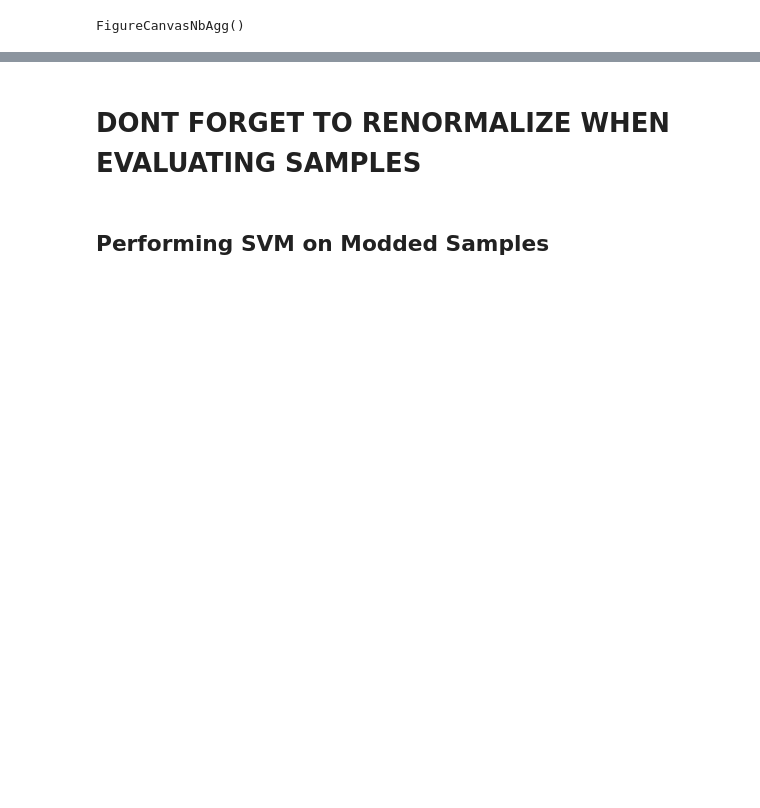
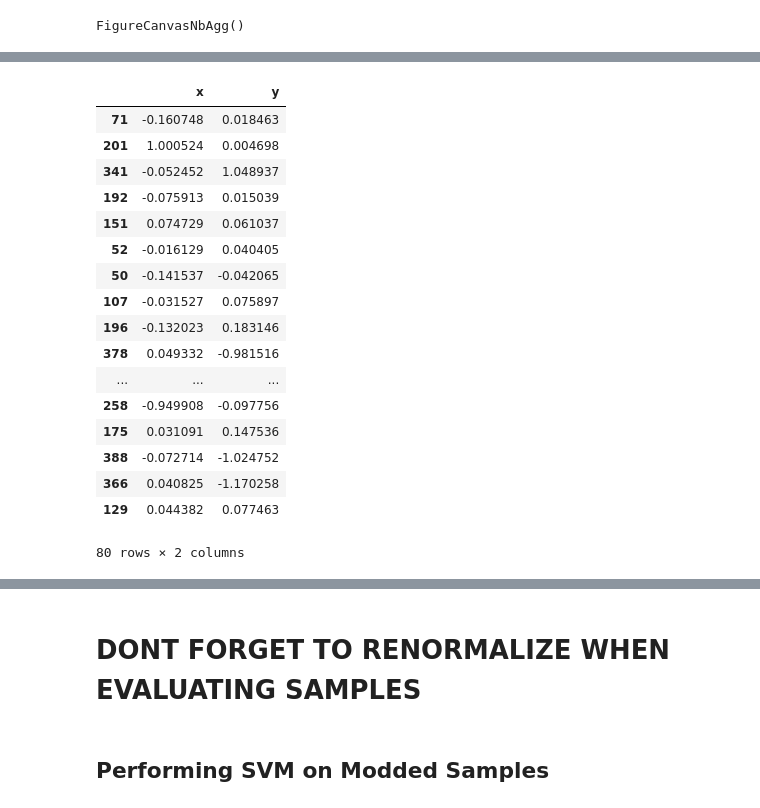
Before and after one commit to ahsanMah/interpretDL, a Jupyter notebook: simulatedData.ipynb, the cells around one changed output, grey strips where cells are left out. Saved outputs shown, nothing was run; the diff lists cells and outputs as text; code cells hidden in the pictures; blank space fills up the shorter version.

Commit message:
Added code for a hold out validation set

```diff
--- a/simulatedData.ipynb
+++ b/simulatedData.ipynb
@@ -196,6 +196,12 @@ train_pipeline = Pipeline([
                     ("smote", OverSampler()),
                     ("normalizer", StandardScaler()) ])
 # %%
+from sklearn.datasets import make_circles
+from sklearn.datasets import make_moons
+from sklearn.datasets.samples_generator import make_blobs
+from matplotlib import pyplot
+from pandas import DataFrame
+
 '''
 Returns orginal samples, labels and modded_samples,modded_labels
 '''
@@ -271,7 +277,7 @@ Returns 8 gaussian blobs surrounding one center blob
        labels: Only center vs other labels (0,1)
 modded_labels: The labels for all 9 classes
 '''
-def make_blobs(class_size = 200):
+def simulate_blobs(class_size = 200):
     centers = [2*(x,y) for x in range(-1,2) for y in range(-1,2)]
     n_samples = [class_size//(len(centers)-1)]*len(centers)
     n_samples[len(centers)//2] = class_size
@@ -334,19 +346,36 @@ def get_split_index(features, labels):
     # Performing single split
     split = StratifiedShuffleSplit(n_splits=1, test_size=0.2, random_state=42)
     return [[train_index, test_index] for train_index,test_index in split.split(features, labels)]
+
+def split_valid(features, original_labels, training_labels):
+    train_index, validation_index = get_split_index(features, original_labels)[0]
+
+    X_valid, y_valid, y_valid_original = features.iloc[validation_index],  training_labels.iloc[validation_index], original_labels.iloc[validation_index]
+    X_train, y_train, y_original = features.iloc[train_index], training_labels.iloc[train_index], original_labels.iloc[train_index]
+
+    return X_train, y_train, y_original, X_valid, y_valid, y_valid_original
+
+def get_train_test_val(features, original_labels, training_labels):
+
+    X, y, y_original, X_valid, y_valid, y_valid_original = split_valid(features,original_labels, training_labels)
+
+    train_index, test_index = get_split_index(X, y_original)[0]
+    X_train = X.iloc[train_index]
+    y_train = y.iloc[train_index]
+    X_test = X.iloc[test_index]
+    y_test = y.iloc[test_index]
+
+    return X_train, y_train, X_test, y_test, y_original, X_valid, y_valid, y_valid_original
 # %% [markdown]
 ### Train a DNN on the modified dataset
 # %%
 # Get split returns a generator
 # List comprehension is one way to evaluate a generator
-# X_train, y_train, X_test, y_test = list(get_split(modded_samples, labels))[0]
 
-train_index, test_index = get_split_index(modded_samples, modded_labels)[0]
-features = modded_samples.copy()
-X_train = features.iloc[train_index]
-y_train = labels.iloc[train_index]
-X_test = features.iloc[test_index]
-y_test = labels.iloc[test_index]
+# modded_samples, labels, modded_labels = simulate_blobs()
+
+# Separating a hold out set that will be used for validation later
+X_train, y_train, X_test, y_test, y_original, X_valid, y_valid, y_valid_original = get_train_test_val(modded_samples, original_labels, training_labels)
 
 
 print("Train Size:", X_train.shape)
@@ -457,0 +475,21 @@ nn.evaluate(X_test, y_test)
+# %%
+X_valid
+# %% [output]
+|  | x | y |
+| 71 | -0.160748 | 0.018463 |
+| 201 | 1.000524 | 0.004698 |
+| 341 | -0.052452 | 1.048937 |
+| 192 | -0.075913 | 0.015039 |
+| 151 | 0.074729 | 0.061037 |
+| 52 | -0.016129 | 0.040405 |
+| 50 | -0.141537 | -0.042065 |
+| 107 | -0.031527 | 0.075897 |
+| 196 | -0.132023 | 0.183146 |
+| 378 | 0.049332 | -0.981516 |
+| ... | ... | ... |
+| 258 | -0.949908 | -0.097756 |
+| 175 | 0.031091 | 0.147536 |
+| 388 | -0.072714 | -1.024752 |
+| 366 | 0.040825 | -1.170258 |
+| 129 | 0.044382 | 0.077463 |
+80 rows × 2 columns
```
Also changed, not shown: parts of 23 cells of this notebook.
